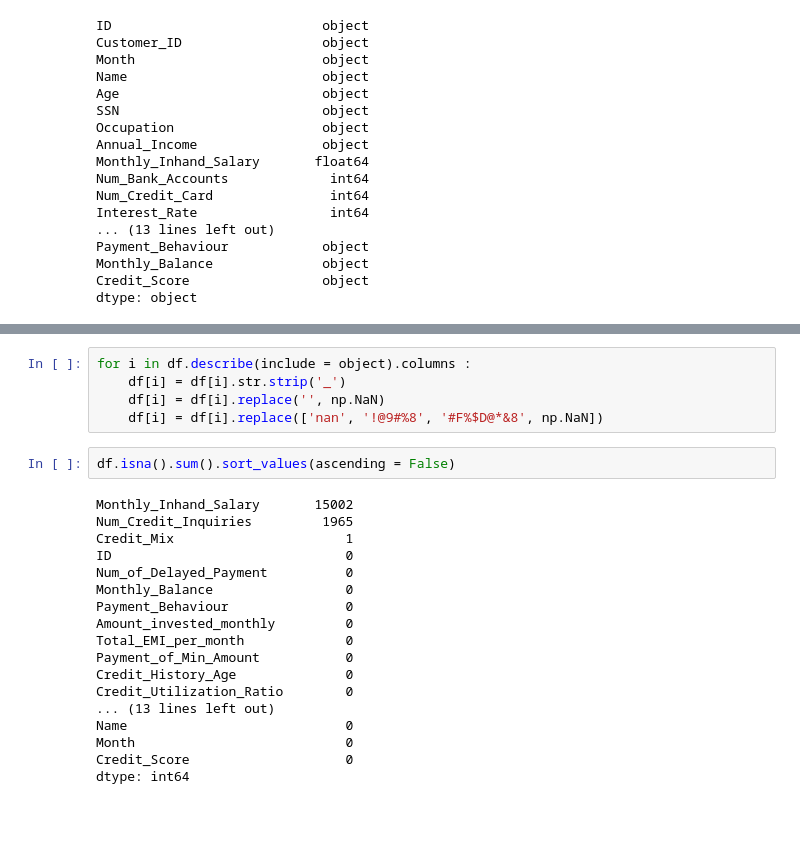
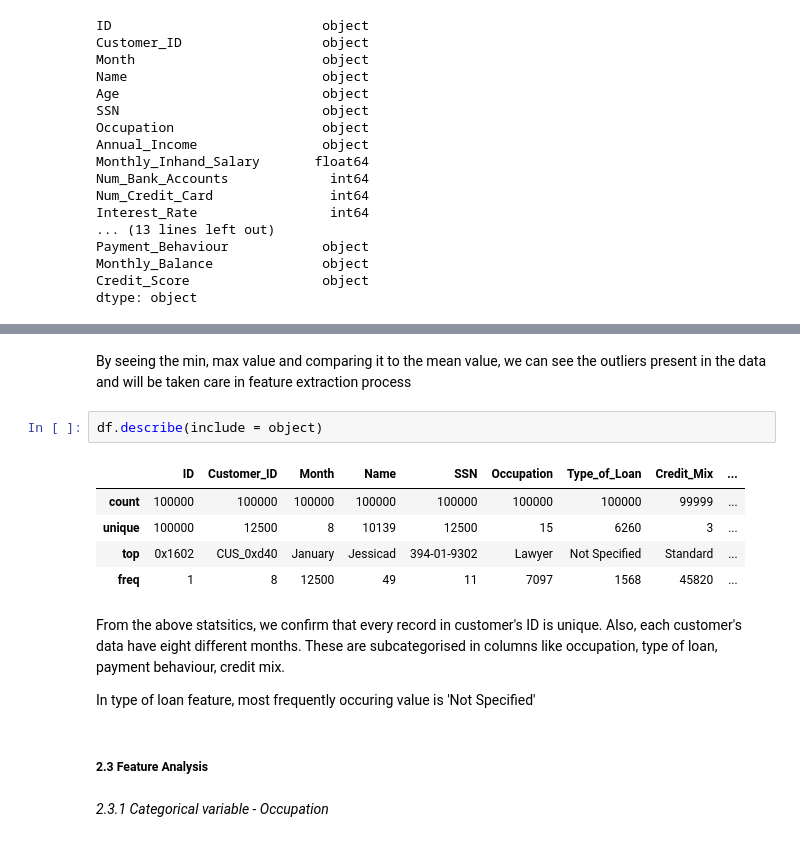
Before and after one commit to AakashRevankar/ML_projects, a Jupyter notebook: 2_Classification.ipynb, the cells around one changed output, grey strips where cells are left out. Cells and saved outputs as stored; diff of their text form; blank space fills up the shorter version.

```diff
--- a/2_Classification.ipynb
+++ b/2_Classification.ipynb
@@ -127,25 +175,18 @@ object_columns
-# %%
-for i in df.describe(include = object).columns :
-    df[i] = df[i].str.strip('_')
-    df[i] = df[i].replace('', np.NaN)
-    df[i] = df[i].replace(['nan', '!@9#%8', '#F%$D@*&8', np.NaN])
-# %%
-df.isna().sum().sort_values(ascending = False)
-# %% [output]
-Monthly_Inhand_Salary       15002
-Num_Credit_Inquiries         1965
-Credit_Mix                      1
-ID                              0
-Num_of_Delayed_Payment          0
-Monthly_Balance                 0
-Payment_Behaviour               0
-Amount_invested_monthly         0
-Total_EMI_per_month             0
-Payment_of_Min_Amount           0
-Credit_History_Age              0
-Credit_Utilization_Ratio        0
-... (13 lines left out)
-Name                            0
-Month                           0
-Credit_Score                    0
-dtype: int64
+# %% [markdown]
+By seeing the min, max value and comparing it to the mean value, we can see the outliers present in the data and will  be taken care in feature extraction process
+# %%
+df.describe(include = object)
+# %% [output]
+|  | ID | Customer_ID | Month | Name | SSN | Occupation | Type_of_Loan | Credit_Mix | ... |
+| count | 100000 | 100000 | 100000 | 100000 | 100000 | 100000 | 100000 | 99999 | ... |
+| unique | 100000 | 12500 | 8 | 10139 | 12500 | 15 | 6260 | 3 | ... |
+| top | 0x1602 | CUS_0xd40 | January | Jessicad | 394-01-9302 | Lawyer | Not Specified | Standard | ... |
+| freq | 1 | 8 | 12500 | 49 | 11 | 7097 | 1568 | 45820 | ... |
+# %% [markdown]
+From the above statsitics, we confirm that every record in customer's ID is unique. Also, each customer's data have eight different months. These are subcategorised in columns like occupation, type of loan, payment behaviour, credit mix.
+
+In type of loan feature, most frequently occuring value is 'Not Specified'
+# %% [markdown]
+##### 2.3 Feature Analysis
+# %% [markdown]
+_2.3.1 Categorical variable - Occupation_
```
Also changed, not shown: parts of 22 cells of this notebook.
